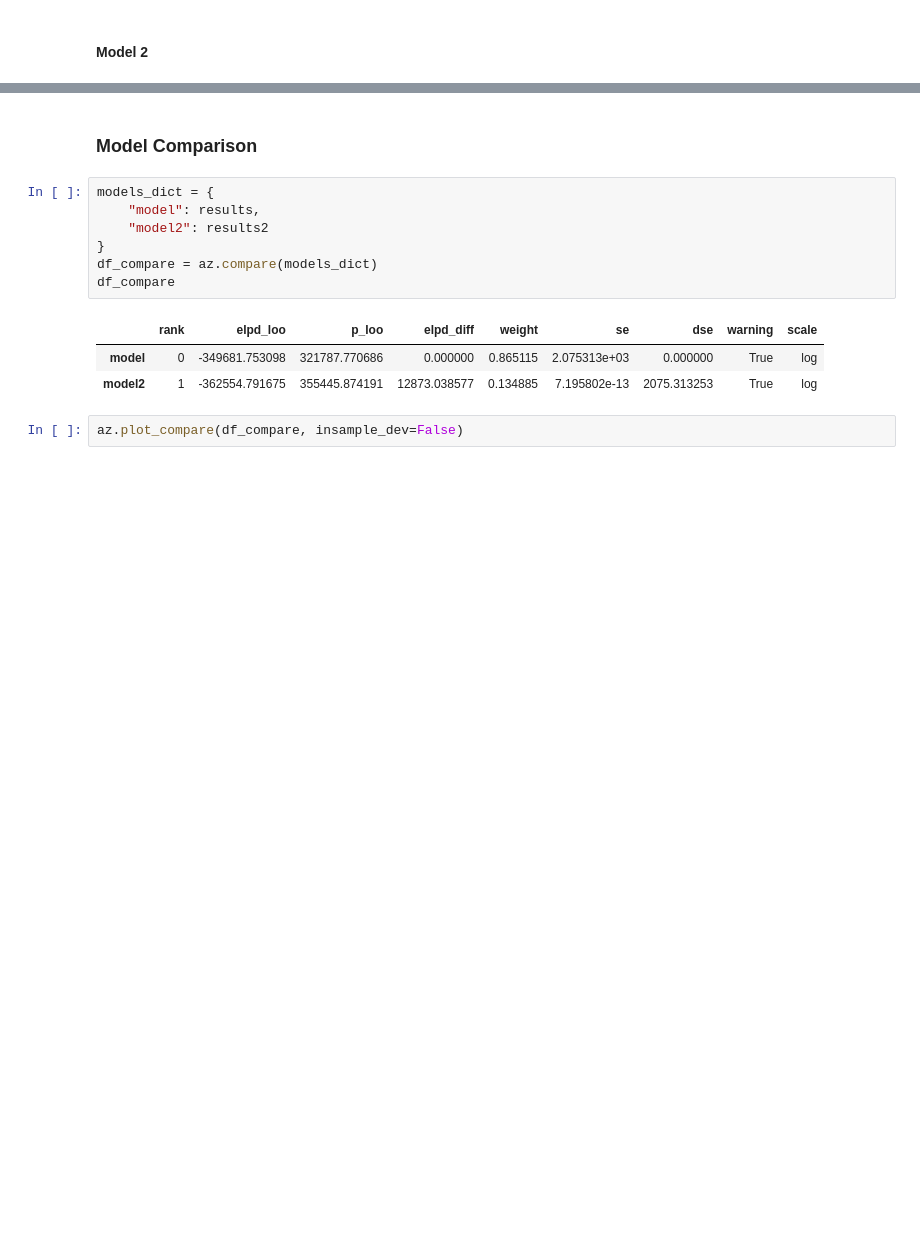
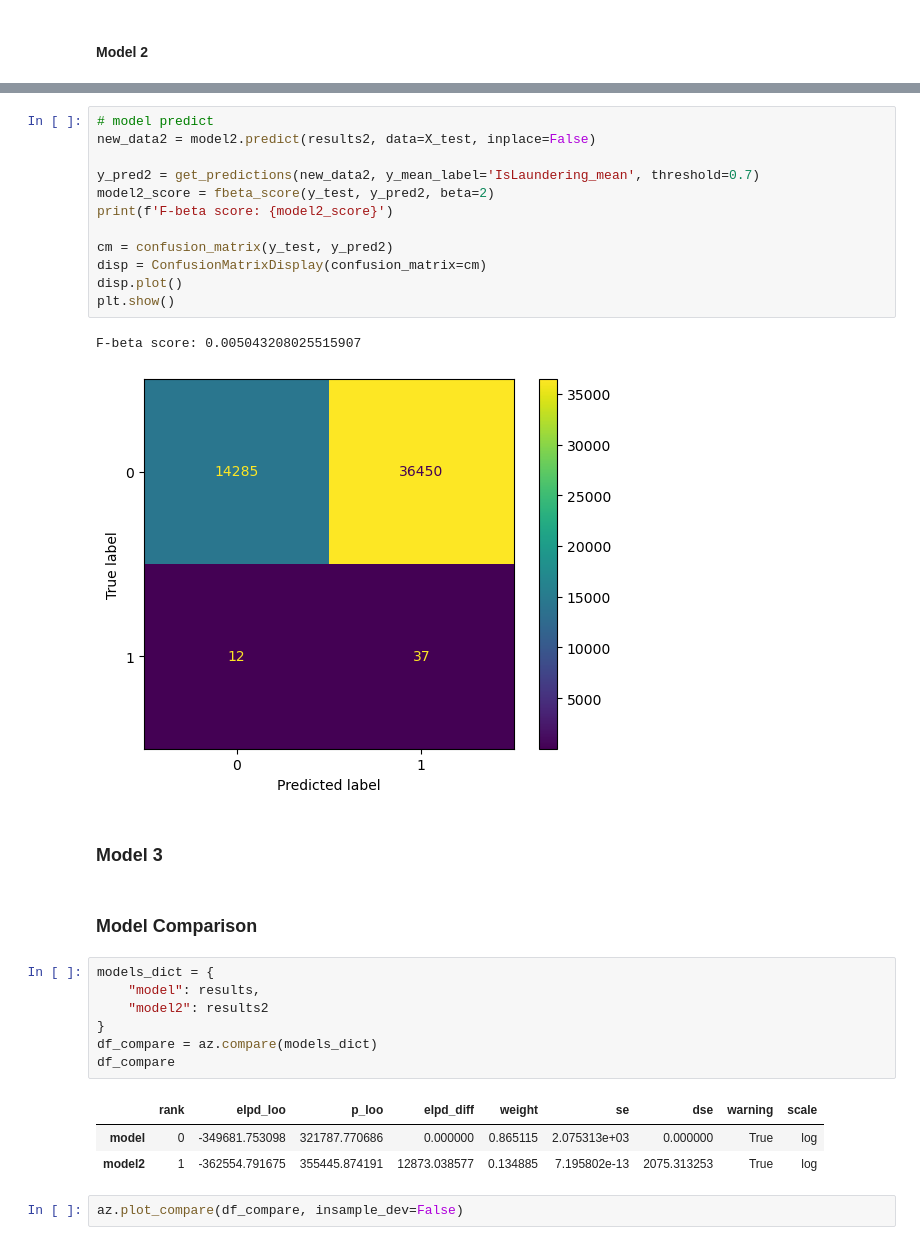
Before and after one commit to RuoqingEvelineWang/comp5340, a Jupyter notebook: bayesian_logistic_regression.ipynb, the cells around one changed output, grey strips where cells are left out. Drawn from its saved outputs; the diff is of its cells as text; blank space fills up the shorter version.

```diff
--- a/bayesian_logistic_regression.ipynb
+++ b/bayesian_logistic_regression.ipynb
@@ -310,3 +351,20 @@ Log Likelihood time = 0:00:00.461480
+# %%
+# model predict
+new_data2 = model2.predict(results2, data=X_test, inplace=False)
+
+y_pred2 = get_predictions(new_data2, y_mean_label='IsLaundering_mean', threshold=0.7)
+model2_score = fbeta_score(y_test, y_pred2, beta=2)
+print(f'F-beta score: {model2_score}')
+
+cm = confusion_matrix(y_test, y_pred2)
+disp = ConfusionMatrixDisplay(confusion_matrix=cm)
+disp.plot()
+plt.show()
+# %% [output]
+F-beta score: 0.005043208025515907
+[figure, added]
+# %% [markdown]
+### Model 3
 # %% [markdown]
 ### Model Comparison
 # %%
```
Also changed, not shown: parts of 17 cells of this notebook, 3 other files.
